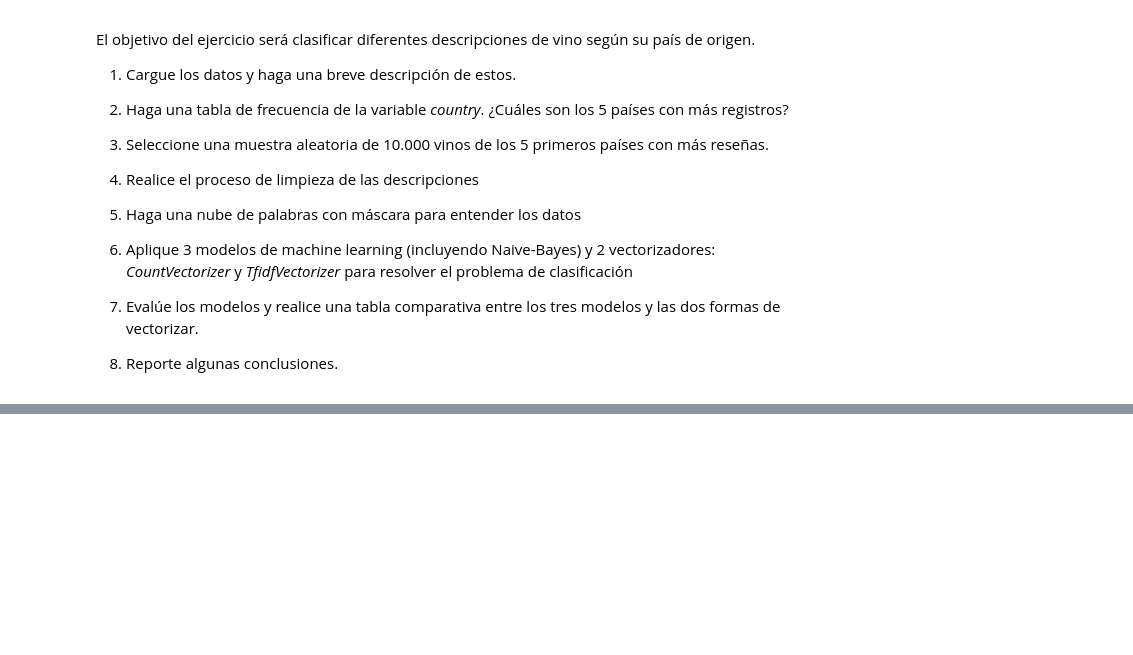
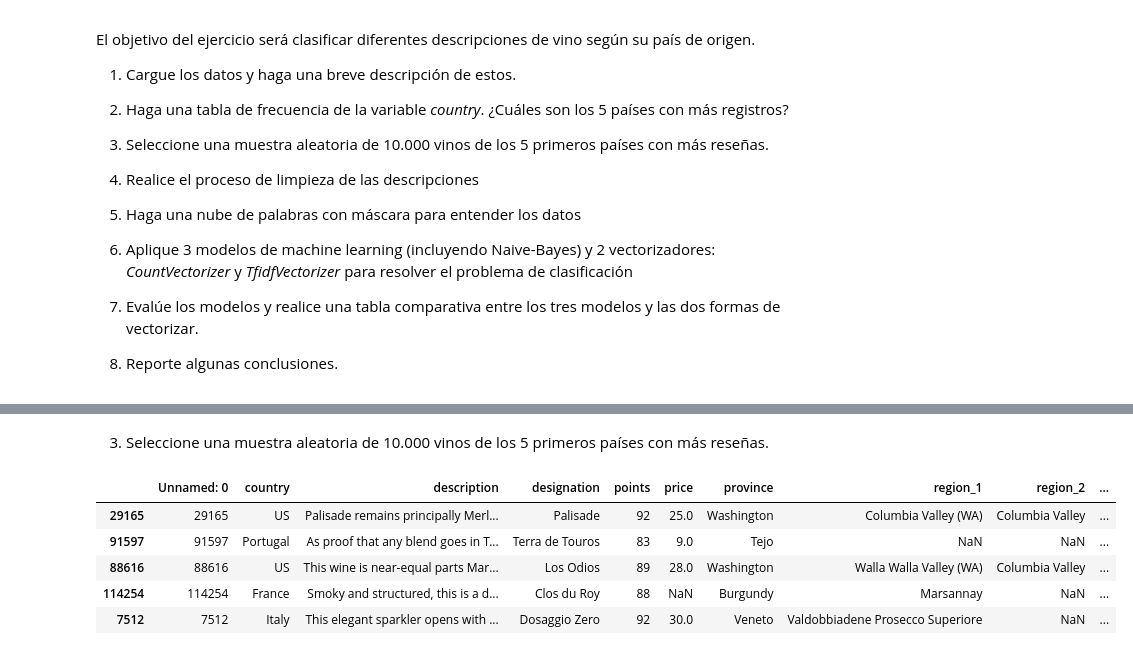
Before and after one commit to AlejoRGit/MLEntregable3, a Jupyter notebook: Entregable_3_Machine_Learning_2_pos_2025.ipynb, the cells around one changed output, grey strips where cells are left out. Cells and saved outputs as stored; diff of their text form; code cells hidden in the pictures; blank space fills up the shorter version.

```diff
--- a/Entregable_3_Machine_Learning_2_pos_2025.ipynb
+++ b/Entregable_3_Machine_Learning_2_pos_2025.ipynb
@@ -490,0 +496,3 @@ El objetivo del ejercicio será clasificar diferentes descripciones de vino seg
+# %%
+vinos = pd.read_csv("winemag-data-130k-v2.csv")
+print("Listo, datos cargados")
@@ -490,0 +560,19 @@ El objetivo del ejercicio será clasificar diferentes descripciones de vino seg
+# %% [markdown]
+3. Seleccione una muestra aleatoria de 10.000 vinos de los 5 primeros países con más reseñas.
+# %%
+top5 = ['US', 'France', 'Italy', 'Spain', 'Portugal']
+
+# Filtrar solo los registros que pertenecen al top 5
+df_top5 = vinos[vinos['country'].isin(top5)]
+
+# Tomar una muestra aleatoria de 10,000 registros
+muestra_10000 = df_top5.sample(n=10000, random_state=777)
+
+muestra_10000.head()
+# %% [output]
+|  | Unnamed: 0 | country | description | designation | points | price | province | region_1 | region_2 | ... |
+| 29165 | 29165 | US | Palisade remains principally Merl... | Palisade | 92 | 25.0 | Washington | Columbia Valley (WA) | Columbia Valley | ... |
+| 91597 | 91597 | Portugal | As proof that any blend goes in T... | Terra de Touros | 83 | 9.0 | Tejo | NaN | NaN | ... |
+| 88616 | 88616 | US | This wine is near-equal parts Mar... | Los Odios | 89 | 28.0 | Washington | Walla Walla Valley (WA) | Columbia Valley | ... |
+| 114254 | 114254 | France | Smoky and structured, this is a d... | Clos du Roy | 88 | NaN | Burgundy | Marsannay | NaN | ... |
+| 7512 | 7512 | Italy | This elegant sparkler opens with ... | Dosaggio Zero | 92 | 30.0 | Veneto | Valdobbiadene Prosecco Superiore | NaN | ... |
```
Also changed, not shown: parts of 26 cells of this notebook, 7 other files.
